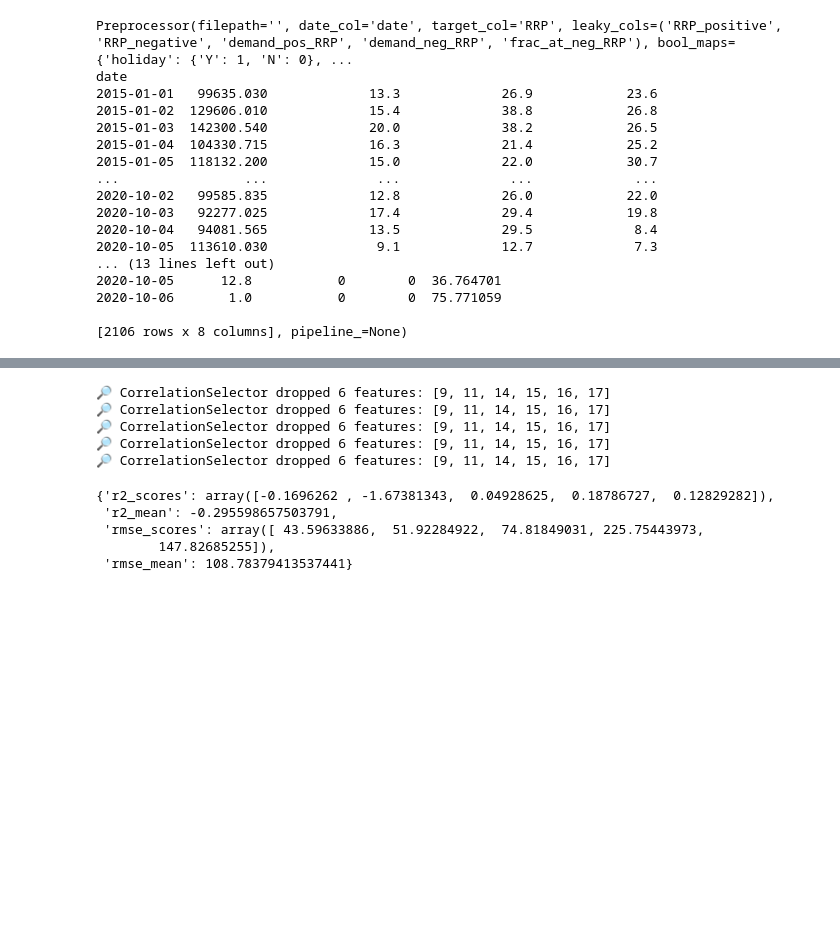
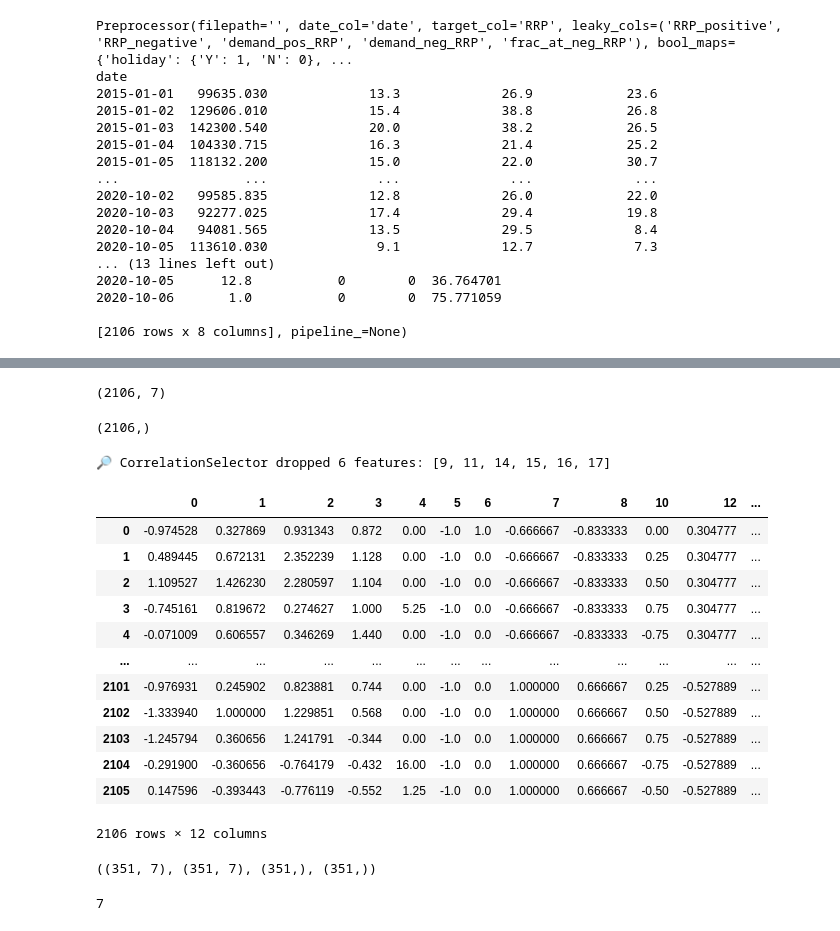
Before and after one commit to KierenElijaSchmidt/electricity, a Jupyter notebook: notebooks/kieren_notebook.ipynb, the cells around one changed output, grey strips where cells are left out. Saved outputs shown, nothing was run; the diff lists cells and outputs as text; code cells hidden in the pictures; blank space fills up the shorter version.

Commit message:
changed model

```diff
--- a/notebooks/kieren_notebook.ipynb
+++ b/notebooks/kieren_notebook.ipynb
@@ -75,15 +75,4 @@ Pipeline(steps=[('date_features', DateCyclicalFeatures()),
 from electricity.models import _tscv_scores
 from sklearn.ensemble import RandomForestRegressor
 # %%
-_tscv_scores(pipeline, X, y, model=RandomForestRegressor())
+#_tscv_scores(pipeline, X, y, model=RandomForestRegressor())
-# %% [output]
-🔎 CorrelationSelector dropped 6 features: [9, 11, 14, 15, 16, 17]
-🔎 CorrelationSelector dropped 6 features: [9, 11, 14, 15, 16, 17]
-🔎 CorrelationSelector dropped 6 features: [9, 11, 14, 15, 16, 17]
-🔎 CorrelationSelector dropped 6 features: [9, 11, 14, 15, 16, 17]
-🔎 CorrelationSelector dropped 6 features: [9, 11, 14, 15, 16, 17]
-{'r2_scores': array([-0.1696262 , -1.67381343,  0.04928625,  0.18786727,  0.12829282]),
- 'r2_mean': -0.295598657503791,
- 'rmse_scores': array([ 43.59633886,  51.92284922,  74.81849031, 225.75443973,
-        147.82685255]),
- 'rmse_mean': 108.78379413537441}
@@ -89,0 +81,26 @@ _tscv_scores(pipeline, X, y, model=RandomForestRegressor())
+# %%
+X.shape
+# %% [output]
+(2106, 7)
+# %%
+y.shape
+# %% [output]
+(2106,)
+# %%
+pipeline.fit(X)
+pipeline.transform(X)
+# %% [output]
+🔎 CorrelationSelector dropped 6 features: [9, 11, 14, 15, 16, 17]
+|  | 0 | 1 | 2 | 3 | 4 | 5 | 6 | 7 | 8 | 10 | 12 | ... |
+| 0 | -0.974528 | 0.327869 | 0.931343 | 0.872 | 0.00 | -1.0 | 1.0 | -0.666667 | -0.833333 | 0.00 | 0.304777 | ... |
+| 1 | 0.489445 | 0.672131 | 2.352239 | 1.128 | 0.00 | -1.0 | 0.0 | -0.666667 | -0.833333 | 0.25 | 0.304777 | ... |
+| 2 | 1.109527 | 1.426230 | 2.280597 | 1.104 | 0.00 | -1.0 | 0.0 | -0.666667 | -0.833333 | 0.50 | 0.304777 | ... |
+| 3 | -0.745161 | 0.819672 | 0.274627 | 1.000 | 5.25 | -1.0 | 0.0 | -0.666667 | -0.833333 | 0.75 | 0.304777 | ... |
+| 4 | -0.071009 | 0.606557 | 0.346269 | 1.440 | 0.00 | -1.0 | 0.0 | -0.666667 | -0.833333 | -0.75 | 0.304777 | ... |
+| ... | ... | ... | ... | ... | ... | ... | ... | ... | ... | ... | ... | ... |
+| 2101 | -0.976931 | 0.245902 | 0.823881 | 0.744 | 0.00 | -1.0 | 0.0 | 1.000000 | 0.666667 | 0.25 | -0.527889 | ... |
+| 2102 | -1.333940 | 1.000000 | 1.229851 | 0.568 | 0.00 | -1.0 | 0.0 | 1.000000 | 0.666667 | 0.50 | -0.527889 | ... |
+| 2103 | -1.245794 | 0.360656 | 1.241791 | -0.344 | 0.00 | -1.0 | 0.0 | 1.000000 | 0.666667 | 0.75 | -0.527889 | ... |
+| 2104 | -0.291900 | -0.360656 | -0.764179 | -0.432 | 16.00 | -1.0 | 0.0 | 1.000000 | 0.666667 | -0.75 | -0.527889 | ... |
+| 2105 | 0.147596 | -0.393443 | -0.776119 | -0.552 | 1.25 | -1.0 | 0.0 | 1.000000 | 0.666667 | -0.50 | -0.527889 | ... |
+2106 rows × 12 columns
@@ -89,0 +109,12 @@ _tscv_scores(pipeline, X, y, model=RandomForestRegressor())
+# %%
+tscv = TimeSeriesSplit(n_splits=5)
+splits = list(tscv.split(X, y))
+X_train, X_test = X.iloc[splits[0][0]], X.iloc[splits[0][1]]
+y_train, y_test = y.iloc[splits[0][0]], y.iloc[splits[0][1]]
+X_train.shape, X_test.shape, y_train.shape, y_test.shape
+# %% [output]
+((351, 7), (351, 7), (351,), (351,))
+# %%
+X_train.shape[-1]
+# %% [output]
+7
```
Also changed, not shown: parts of 4 cells of this notebook, 1 other file.
